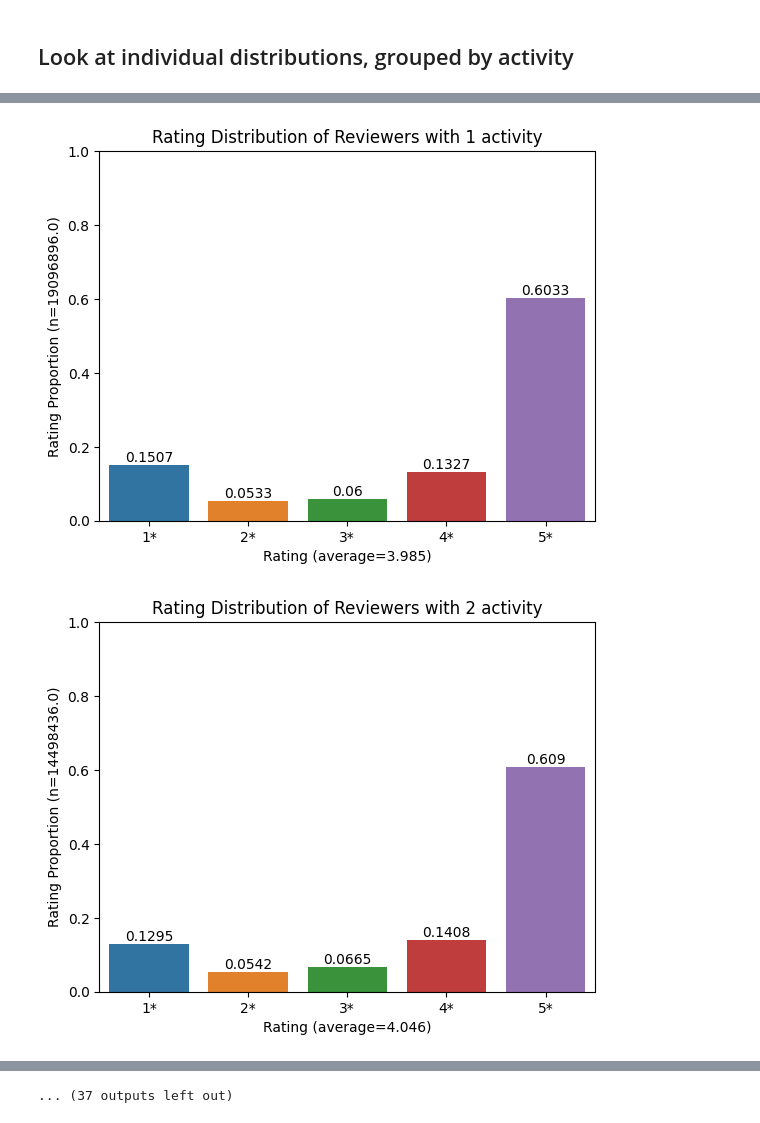
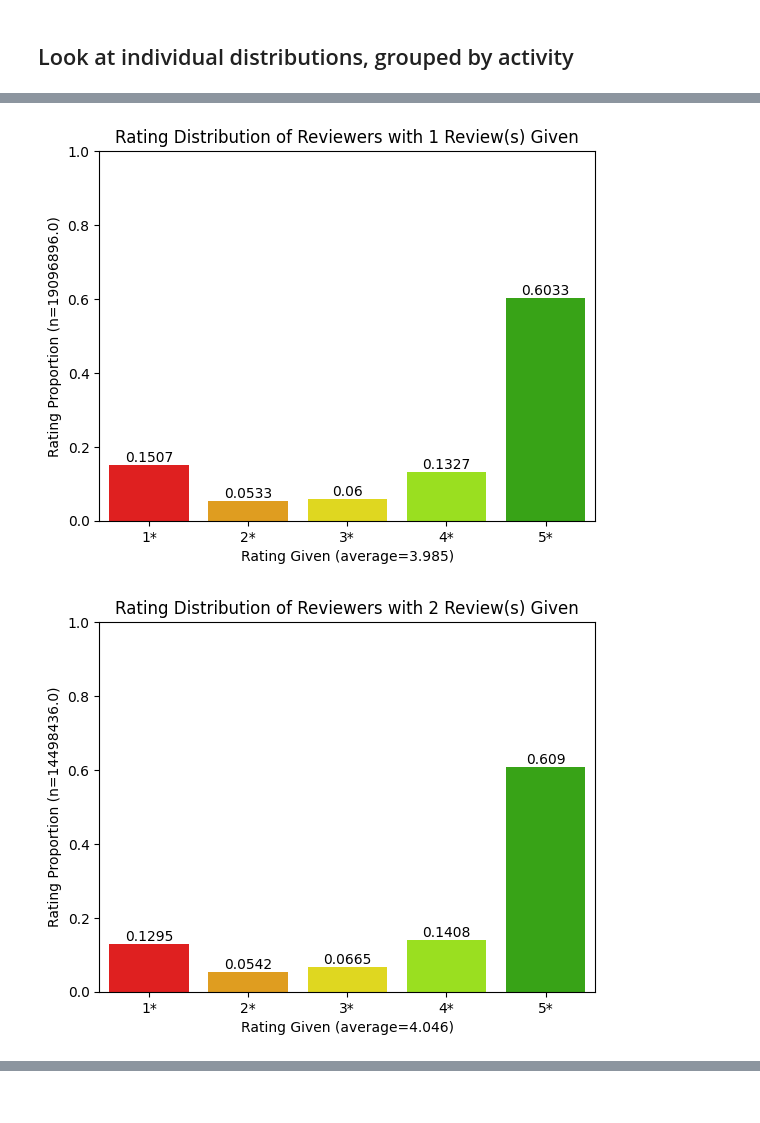
Before and after one commit to Tyler-Chi/Amazon_Review_EDA_Modeling, a Jupyter notebook: EDA/Reviewer_EDA.ipynb, the cells around one changed output, grey strips where cells are left out. Drawn from its saved outputs; the diff is of its cells as text; code cells hidden in the pictures.

```diff
--- a/EDA/Reviewer_EDA.ipynb
+++ b/EDA/Reviewer_EDA.ipynb
@@ -16,3 +16,6 @@ reviewer_df.head(3)
 | 0 | A0009674W2SIW8AIECUF | 0 | 0 | 0 | 0 | 2 | 2 | 5.0 | 0.0 | ... |
 | 1 | A0010028HGBTWSS5F8J6 | 0 | 0 | 0 | 0 | 1 | 1 | 5.0 | 0.0 | ... |
 | 2 | A0011110I4YVY1W3WC02 | 0 | 0 | 0 | 0 | 5 | 5 | 5.0 | 0.0 | ... |
+# %%
+num_reviewers = reviewer_df.shape[0]
+num_reviewers
@@ -45,25 +50,10 @@ def get_aggregate_reviewer_info_by_activity(activity=None, greater_than=False):
     rating_distribution['reviewer_count'] = reviewer_count
 
     return rating_distribution
-# %%
-def display_aggregate_reviewer_info(activity=None, greater_than=False):
-    aggregate_reviewer_info = get_aggregate_reviewer_info_by_activity(activity, greater_than)
-    review_count = aggregate_reviewer_info['review_count']
-    average_rating = aggregate_reviewer_info['average_rating']
-    ax = sns.barplot(x=rating_columns, y=aggregate_reviewer_info[rating_columns].round(4))
-    ax.bar_label(ax.containers[0])
-    plt.ylabel(f"Rating Proportion (n={review_count})")
-    plt.xlabel(f"Rating (average={average_rating:.3f})")
-    plus = "+" if greater_than else ""
-    title = "Overall Rating Distribution" if activity == None else f"Rating Distribution of Reviewers with {activity}{plus} activity"
-
-    plt.title(title)
-    plt.ylim(0,1)
-    plt.show()
 # %% [markdown]
 ## Visualize reviewer information grouped by activity
 # %%
-info_by_activity_group = pd.DataFrame(columns=["activity_group", "average_rating", "reviewer_count"])
+info_by_activity_group = pd.DataFrame(columns=["activity_group", "average_rating", "reviewer_count", "reviewer_proportion"])
 for activity in range(1,50):
     aggregate_reviewer_info_by_activity = get_aggregate_reviewer_info_by_activity(activity)
     average_rating, reviewer_count = itemgetter(['average_rating', 'reviewer_count'])(aggregate_reviewer_info_by_activity)
@@ -73,7 +63,8 @@ for activity in range(1,50):
     info_by_activity_group.loc[activity] = {
         'activity_group': activity,
         'average_rating': average_rating,
-        'reviewer_count': reviewer_count
+        'reviewer_count': reviewer_count,
+        'reviewer_proportion': reviewer_count / num_reviewers
     }
 # %% [markdown]
 ## See general proportion of each activity grouping
@@ -99,2 +93,19 @@ Text(0.5, 0, 'Reviewer Activity')
+# %%
+colors = ['#ff0000','#ffa700','#fff400','#a3ff00','#2cba00'] # basically red -> green
+
+def display_aggregate_reviewer_info(activity=None, greater_than=False):
+    aggregate_reviewer_info = get_aggregate_reviewer_info_by_activity(activity, greater_than)
+    review_count = aggregate_reviewer_info['review_count']
+    average_rating = aggregate_reviewer_info['average_rating']
+    ax = sns.barplot(x=rating_columns, y=aggregate_reviewer_info[rating_columns].round(4), palette=colors)
+    ax.bar_label(ax.containers[0])
+    plt.ylabel(f"Rating Proportion (n={review_count})")
+    plt.xlabel(f"Rating Given (average={average_rating:.3f})")
+    plus = "+" if greater_than else ""
+    title = "Overall Rating Distribution" if activity == None else f"Rating Distribution of Reviewers with {activity}{plus} Review(s) Given"
+
+    plt.title(title)
+    plt.ylim(0,1)
+    plt.show()
 # %% [markdown]
 ## Look at individual distributions, grouped by activity
@@ -106,7 +112,7 @@ sns.barplot(x=[1,2,3],y=[4,5,6])
 # %%
 # the average review tends to go up with the number of reviews
-for i in range(1,50):
+for i in range(1,5):
     display_aggregate_reviewer_info(i)
 # %% [output]
-[figure, old version]
+[figure, new version]
-[figure, old version]
+[figure, new version]
@@ -123 +120,0 @@ for i in range(1,50):
-... (37 outputs left out)
```
Also changed, not shown: parts of 5 cells of this notebook, 1 other file.
